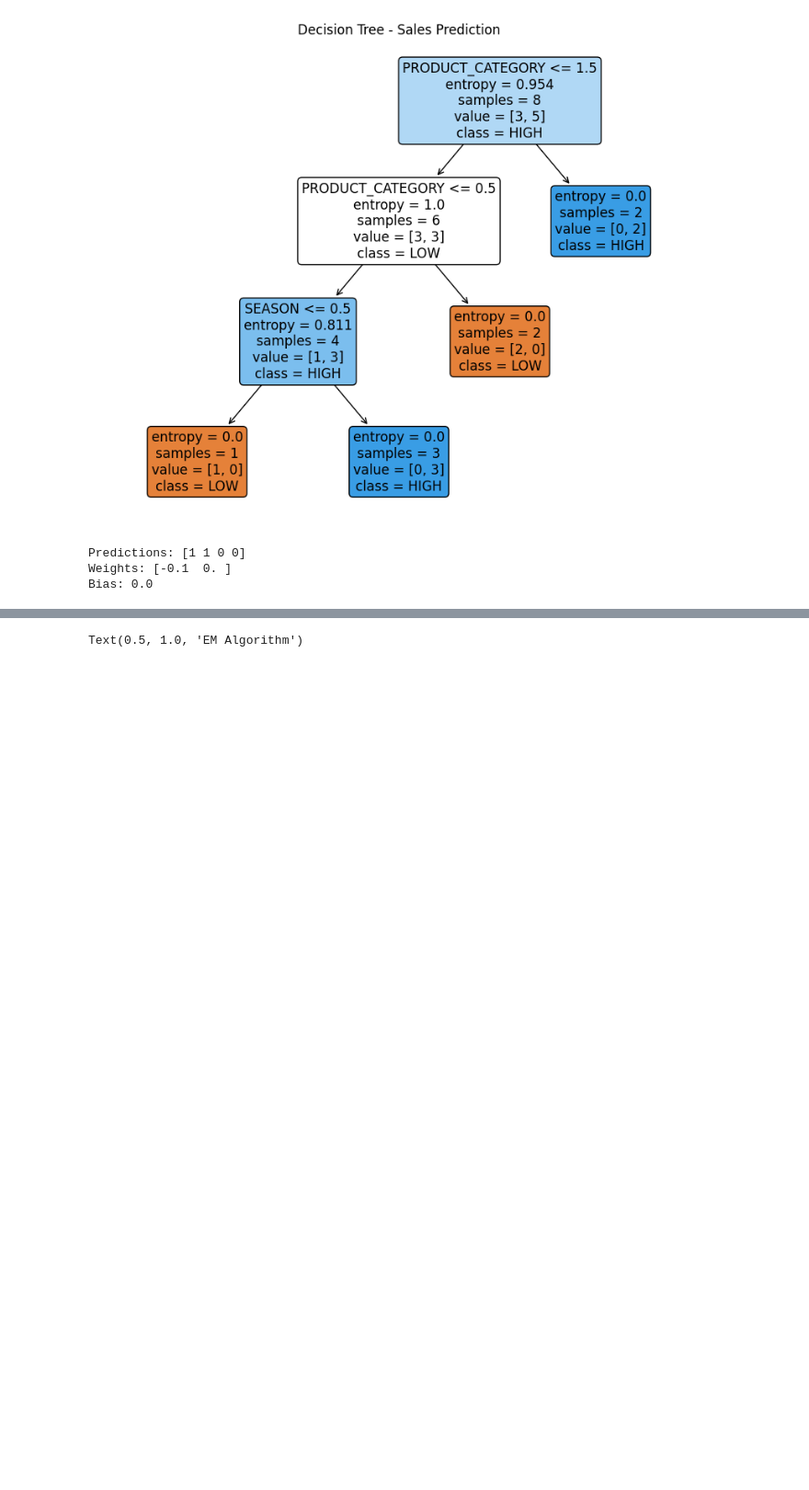
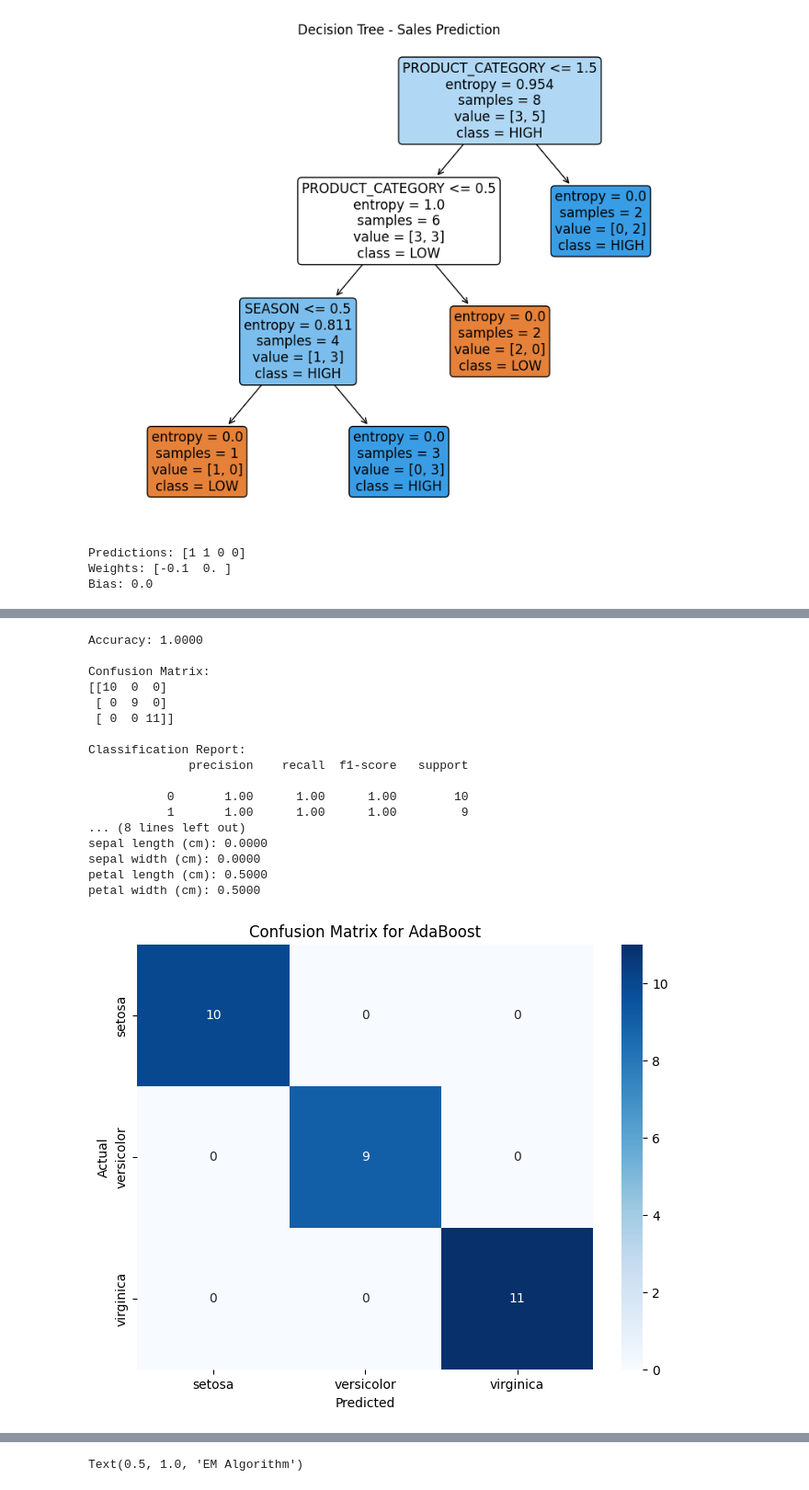
Before and after one commit to np-nandanpatil/ml-lab, a Jupyter notebook: SimplifiedLabPrograms.ipynb, the cells around one changed output, grey strips where cells are left out. Shown: that part at 92% size. Saved outputs shown, nothing was run; the diff lists cells and outputs as text; code cells hidden in the pictures; blank space fills up the shorter version.

```diff
--- a/SimplifiedLabPrograms.ipynb
+++ b/SimplifiedLabPrograms.ipynb
@@ -269,0 +339,72 @@ Bias: 0.0
+# %%
+# Program 8(B)
+
+import pandas as pd
+import numpy as np
+from sklearn.model_selection import train_test_split
+from sklearn.ensemble import AdaBoostClassifier
+from sklearn.tree import DecisionTreeClassifier
+from sklearn.metrics import accuracy_score, confusion_matrix, classification_report
+from sklearn.datasets import load_iris
+import matplotlib.pyplot as plt
+import seaborn as sns
+
+iris = load_iris()
+X = iris.data
+y = iris.target
+X_train, X_test, y_train, y_test = train_test_split(X, y, test_size=0.2, random_state=42)
+
+ada_boost = AdaBoostClassifier(n_estimators=50, random_state=42)
+ada_boost.fit(X_train, y_train)
+y_pred = ada_boost.predict(X_test)
+accuracy = accuracy_score(y_test, y_pred)
+print(f"Accuracy: {accuracy:.4f}")
+
+cm = confusion_matrix(y_test, y_pred)
+print("\nConfusion Matrix:")
+print(cm)
+
+cr = classification_report(y_test, y_pred)
+
+print("\nClassification Report:")
+print(cr)
+
+feature_importances = ada_boost.feature_importances_
+
+print("\nFeature Importances:")
+for i, feature in enumerate(iris.feature_names):
+    print(f"{feature}: {feature_importances[i]:.4f}")
+
+plt.figure(figsize=(8, 6))
+sns.heatmap(cm, annot=True, fmt="d", cmap="Blues",
+            xticklabels=iris.target_names, yticklabels=iris.target_names)
+
+plt.xlabel('Predicted')
+plt.ylabel('Actual')
+plt.title('Confusion Matrix for AdaBoost')
+plt.show()
+
+plt.figure(figsize=(8, 6))
+plt.barh(iris.feature_names, feature_importances, color='orange')
+plt.xlabel('Feature Importance')
+plt.title('Feature Importance from AdaBoost')
+plt.show()
+# %% [output]
+Accuracy: 1.0000
+
+Confusion Matrix:
+[[10  0  0]
+ [ 0  9  0]
+ [ 0  0 11]]
+
+Classification Report:
+              precision    recall  f1-score   support
+
+           0       1.00      1.00      1.00        10
+           1       1.00      1.00      1.00         9
+... (8 lines left out)
+sepal length (cm): 0.0000
+sepal width (cm): 0.0000
+petal length (cm): 0.5000
+petal width (cm): 0.5000
+[figure, added]
```
Also changed, not shown: parts of 2 cells of this notebook, 1 other file.
